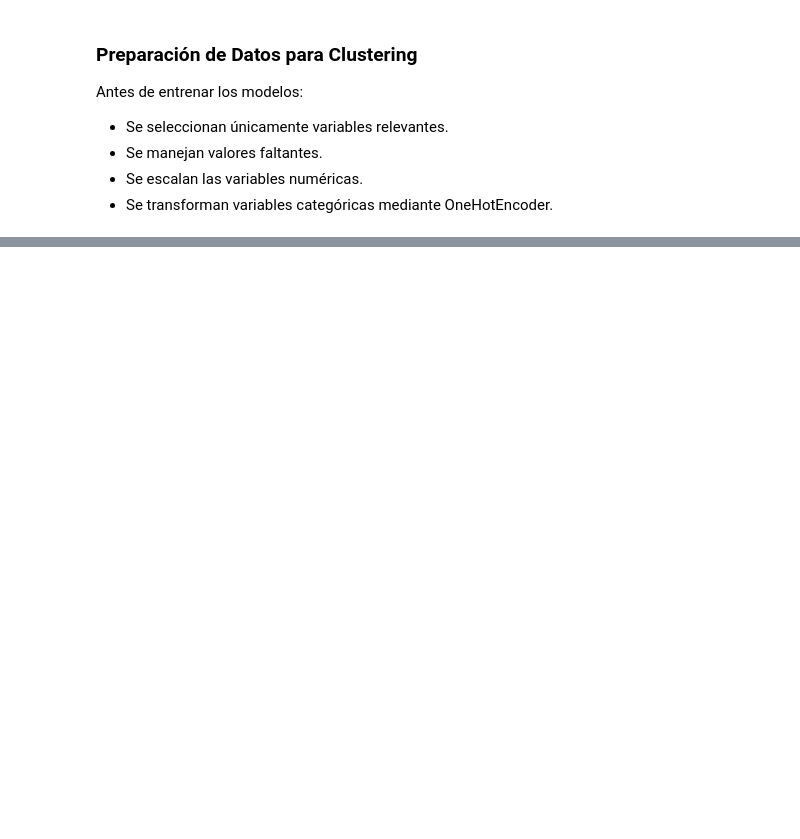
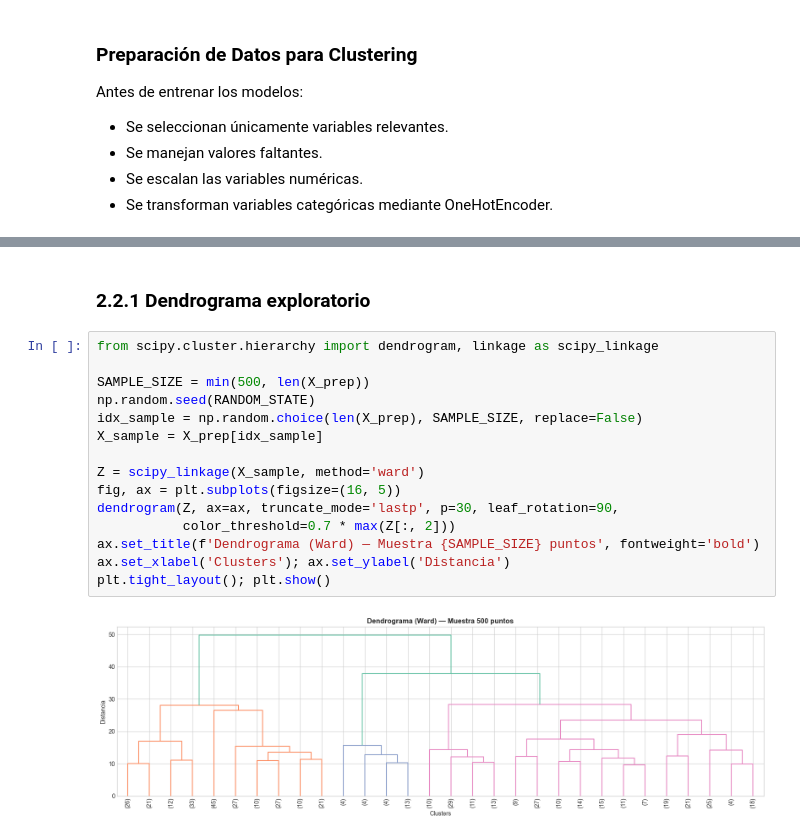
Before and after one commit to aspd-2501/Lab4-AM, a Jupyter notebook: Lab4.ipynb, the cells around one changed output, grey strips where cells are left out. Cells and saved outputs as stored; diff of their text form; blank space fills up the shorter version.

```diff
--- a/Lab4.ipynb
+++ b/Lab4.ipynb
@@ -1026,0 +874,19 @@ Primeras predicciones:
+# %% [markdown]
+### 2.2.1 Dendrograma exploratorio
+# %%
+from scipy.cluster.hierarchy import dendrogram, linkage as scipy_linkage
+
+SAMPLE_SIZE = min(500, len(X_prep))
+np.random.seed(RANDOM_STATE)
+idx_sample = np.random.choice(len(X_prep), SAMPLE_SIZE, replace=False)
+X_sample = X_prep[idx_sample]
+
+Z = scipy_linkage(X_sample, method='ward')
+fig, ax = plt.subplots(figsize=(16, 5))
+dendrogram(Z, ax=ax, truncate_mode='lastp', p=30, leaf_rotation=90,
+           color_threshold=0.7 * max(Z[:, 2]))
+ax.set_title(f'Dendrograma (Ward) — Muestra {SAMPLE_SIZE} puntos', fontweight='bold')
+ax.set_xlabel('Clusters'); ax.set_ylabel('Distancia')
+plt.tight_layout(); plt.show()
+# %% [output]
+[figure, added]
```
Also changed, not shown: parts of 81 cells of this notebook.
